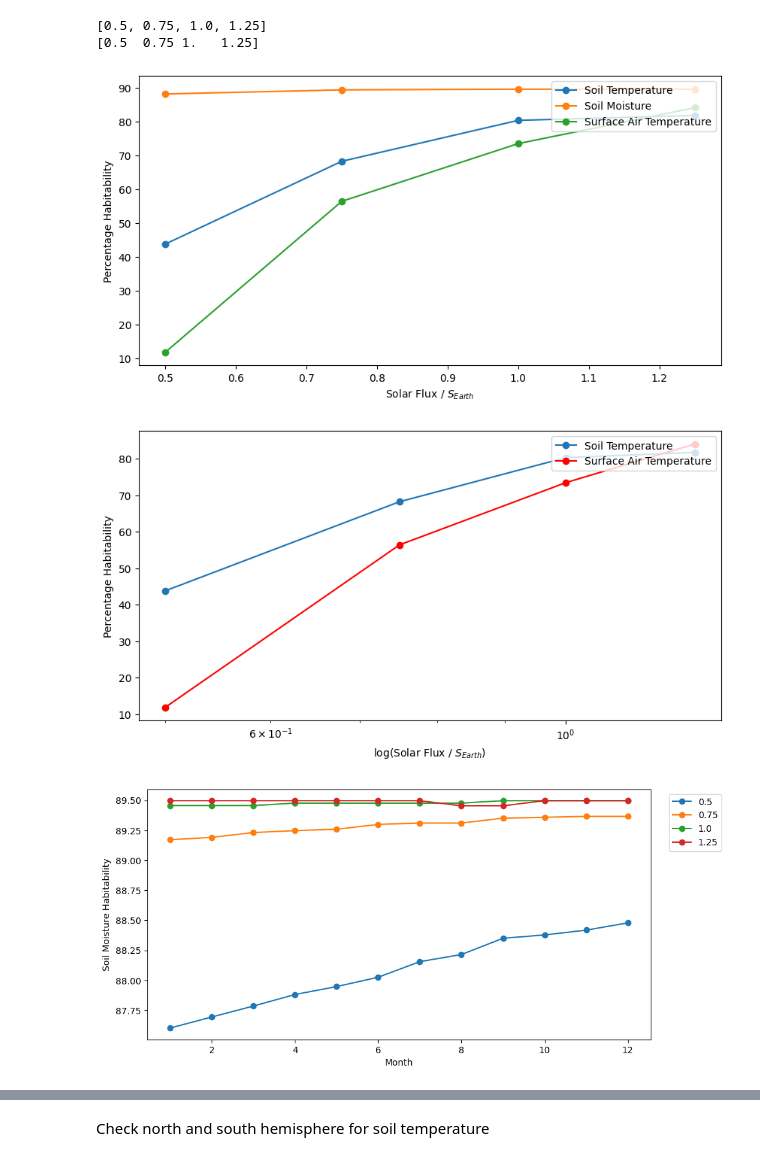
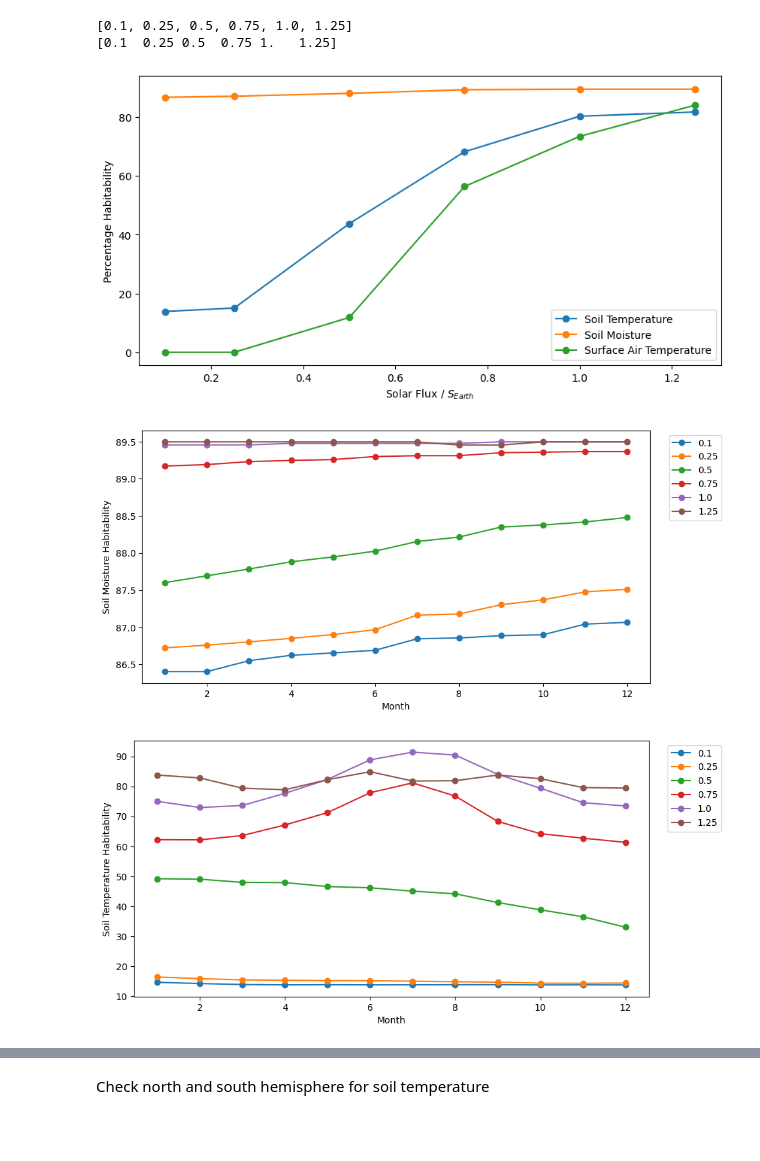
Before and after one commit to hannahw0od/habitability, a Jupyter notebook: plots_sf.ipynb, the cells around one changed output, grey strips where cells are left out. Cells and saved outputs as stored; diff of their text form; code cells hidden in the pictures; blank space fills up the shorter version.

Commit message:
create comparisons file, create parallelised sims, alter plotting files

```diff
--- a/plots_sf.ipynb
+++ b/plots_sf.ipynb
@@ -8,14 +8,14 @@ import matplotlib.pyplot as plt
 from pathlib import Path
 from calculator import SeaIceCalc, Habitability, SST, SRD
 # %%
-file_indices = [0.5,0.75,1.0,1.25]
+file_indices = [0.1,0.25,0.5,0.75,1.0,1.25]
 print(file_indices)
 
 flux = np.round(file_indices,3)
 print(flux)
 # %% [output]
-[0.5, 0.75, 1.0, 1.25]
-[0.5  0.75 1.   1.25]
+[0.1, 0.25, 0.5, 0.75, 1.0, 1.25]
+[0.1  0.25 0.5  0.75 1.   1.25]
 # %%
 file_template = "../solarflux/{}.nc"
 results = []
@@ -122,49 +122,40 @@ plt.plot(x, y_sm, marker='o', label="Soil Moisture")
 plt.plot(x, y_tsurf, marker='o', label="Surface Air Temperature")
 plt.xlabel("Solar Flux / $S_{Earth}$")
 plt.ylabel("Percentage Habitability")
-plt.legend(loc="upper right")
-plt.show()
-
-fig = plt.figure(figsize=(10, 5))
-plt.plot(x, y_st, marker='o', label="Soil Temperature")
-plt.plot(x, y_tsurf, marker='o', label="Surface Air Temperature", color='red')
-plt.xlabel("log(Solar Flux / $S_{Earth}$)")
-plt.ylabel("Percentage Habitability")
-plt.xscale("log")
-plt.legend(loc="upper right")
+plt.legend(loc="lower right")
 plt.show()
 
 
 fig = plt.figure(figsize=(10, 5))
 for r, f in zip(results, flux):
     sm = r["data"]["sm_tot"]
     month = r["data"]["month"][0]
     plt.plot(month, sm, marker='o', label=f"{f}")
 plt.xlabel("Month")
 plt.ylabel("Soil Moisture Habitability")
 plt.legend(loc="upper right", bbox_to_anchor=(1.15, 1))
 plt.show()
 
 fig = plt.figure(figsize=(10, 5))
 for r, f in zip(results, flux):
     st = r["data"]["st_tot"]
     month = r["data"]["month"][0]
     plt.plot(month, st, marker='o', label=f"{f}")
 plt.xlabel("Month")
 plt.ylabel("Soil Temperature Habitability")
 plt.legend(loc="upper right", bbox_to_anchor=(1.15, 1))
 plt.show()
 
 fig = plt.figure(figsize=(10, 5))
 for r, f in zip(results, flux):
     tsurf = r["data"]["tsurf_tot"]
     month = r["data"]["month"][0]
     plt.plot(month, tsurf, marker='o', label=f"{f}")
 plt.xlabel("Month")
 plt.ylabel("Surface Air Temperature Habitability")
 plt.legend(loc="upper right", bbox_to_anchor=(1.15, 1))
 plt.show()
 # %% [output]
-[figure, old version]
+[figure, new version]
-[figure, old version]
+[figure, new version]
-[figure, old version]
+[figure, new version]
```
Also changed, not shown: parts of 4 cells of this notebook, 5 other files.
